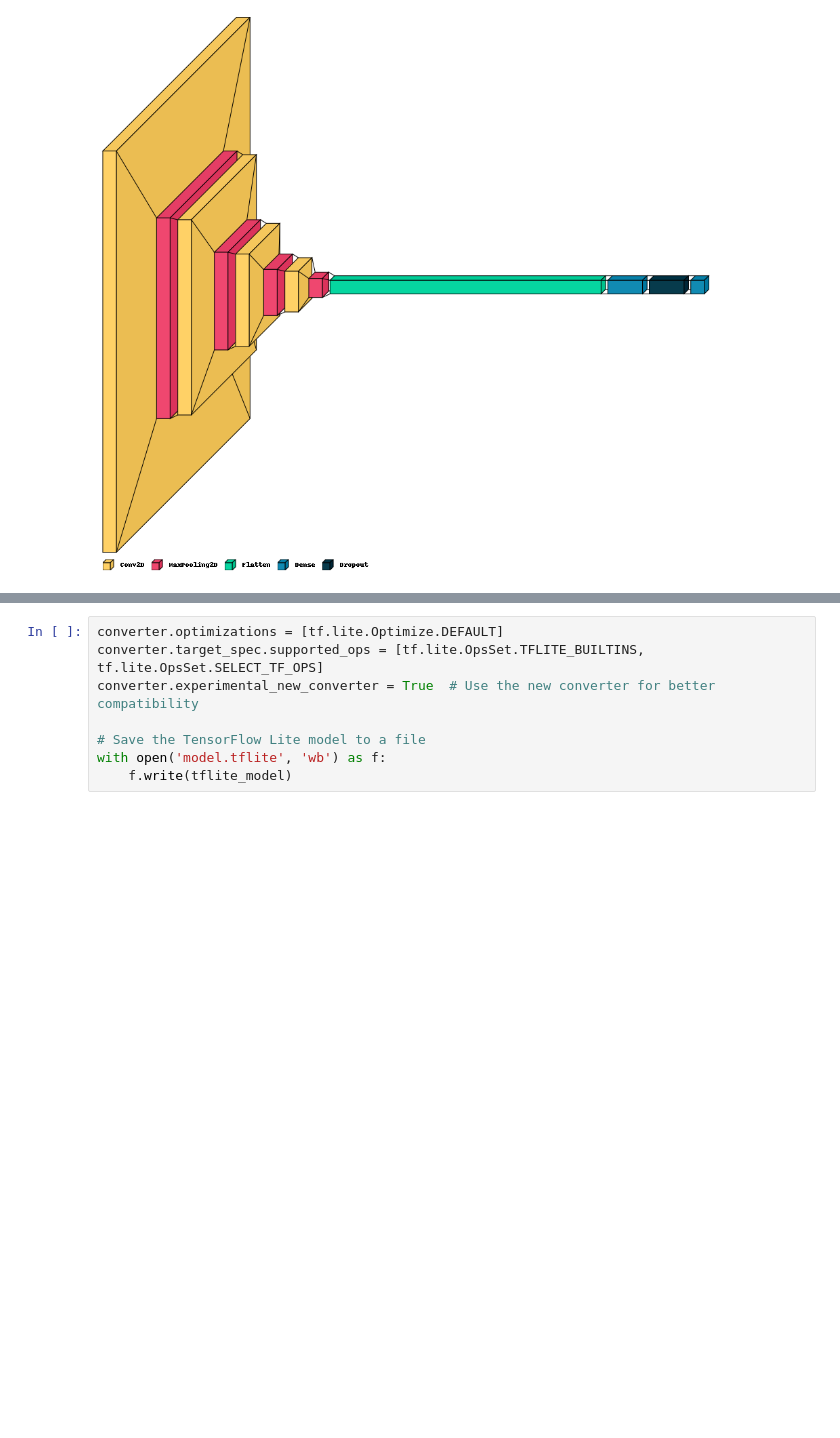
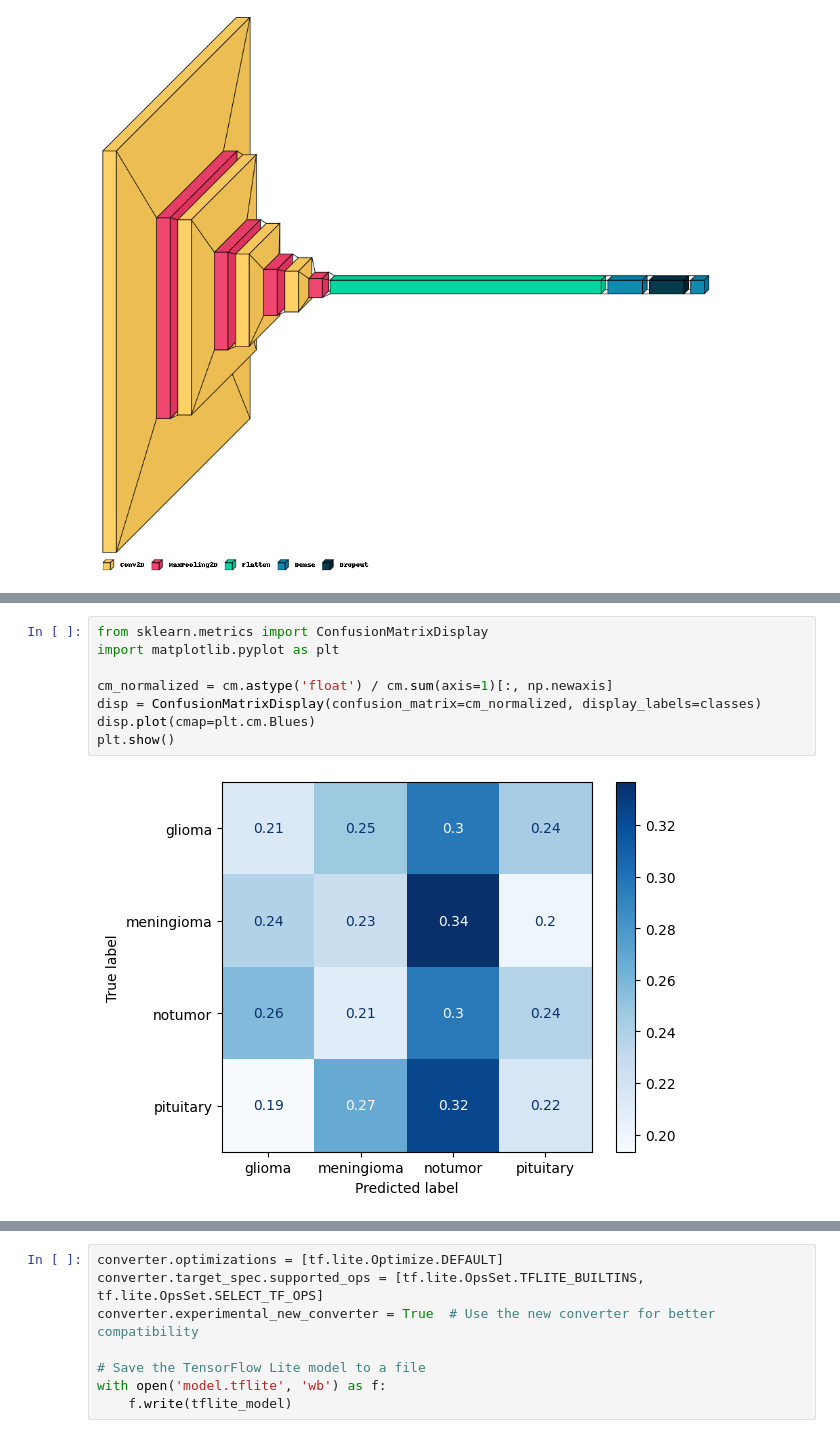
Before and after one commit to HeshanNavindu-7/Brain-Tumor-MRI, a Jupyter notebook: Brain_Tumor_1.ipynb, the cells around one changed output, grey strips where cells are left out. Drawn from its saved outputs; the diff is of its cells as text; blank space fills up the shorter version.

```diff
--- a/Brain_Tumor_1.ipynb
+++ b/Brain_Tumor_1.ipynb
@@ -274,0 +299,10 @@ Accuracy : 94.58%
+# %%
+from sklearn.metrics import ConfusionMatrixDisplay
+import matplotlib.pyplot as plt
+
+cm_normalized = cm.astype('float') / cm.sum(axis=1)[:, np.newaxis]
+disp = ConfusionMatrixDisplay(confusion_matrix=cm_normalized, display_labels=classes)
+disp.plot(cmap=plt.cm.Blues)
+plt.show()
+# %% [output]
+[figure, added]
```
Also changed, not shown: parts of 14 cells of this notebook.
